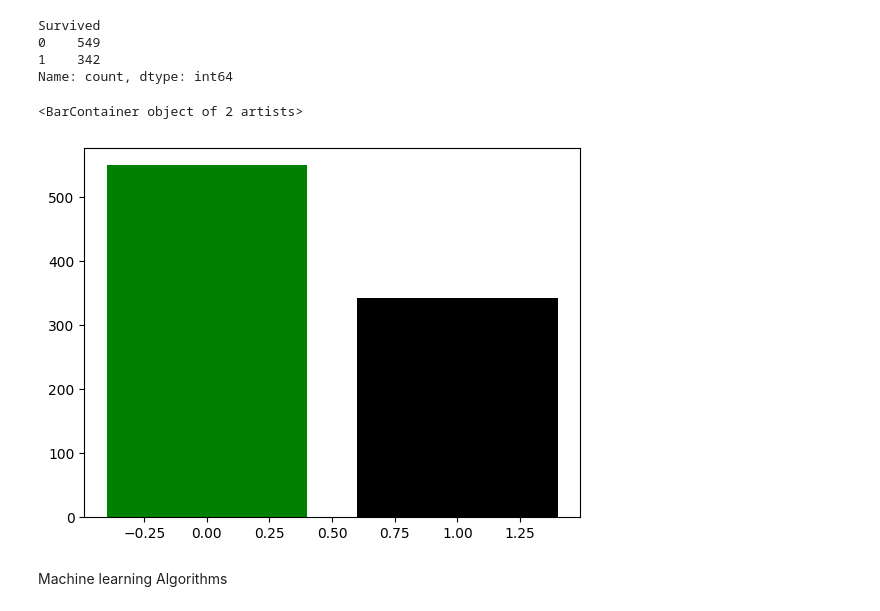
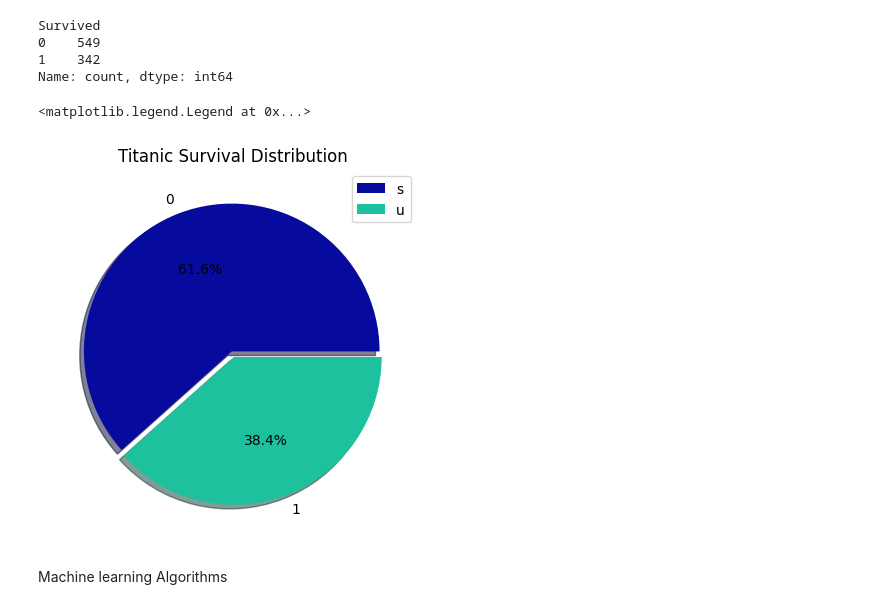
Before and after one commit to mukul2005kashyap/Titanic-Model-prediction, a Jupyter notebook: titanic_model.ipynb, the cells around one changed output. Cells and saved outputs as stored; diff of their text form; code cells hidden in the pictures.

```diff
--- a/titanic_model.ipynb
+++ b/titanic_model.ipynb
@@ -101,10 +101,12 @@ Survived
 1    342
 Name: count, dtype: int64
 # %%
-plt.bar(survived_count.index,survived_count.values,color=["green",'black'])
+plt.pie(survived_count.values,labels=survived_count.index,colors=["#060B9D","#1EC19D"],autopct="%1.1f%%",explode=[0.02,0.02],shadow=True)
+plt.title("Titanic Survival Distribution")
+plt.legend("survived_count.index")
 # %% [output]
-<BarContainer object of 2 artists>
+<matplotlib.legend.Legend at 0x...>
-[figure, old version]
+[figure, new version]
 # %% [markdown]
 Machine learning Algorithms
 # %%
```
Also changed, not shown: 2 other files.
